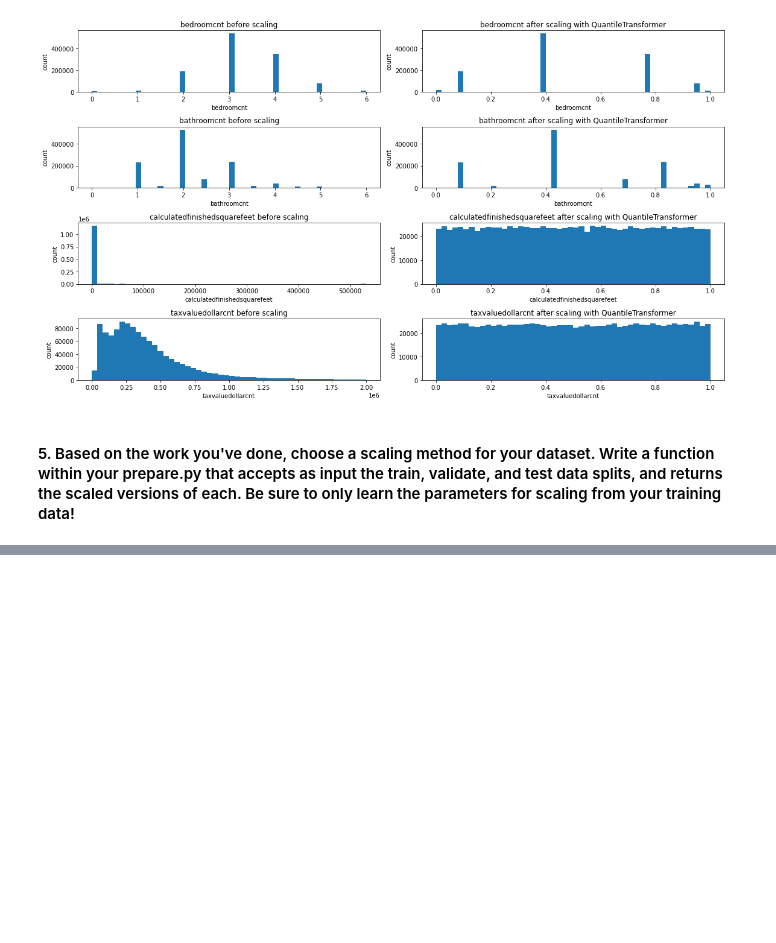
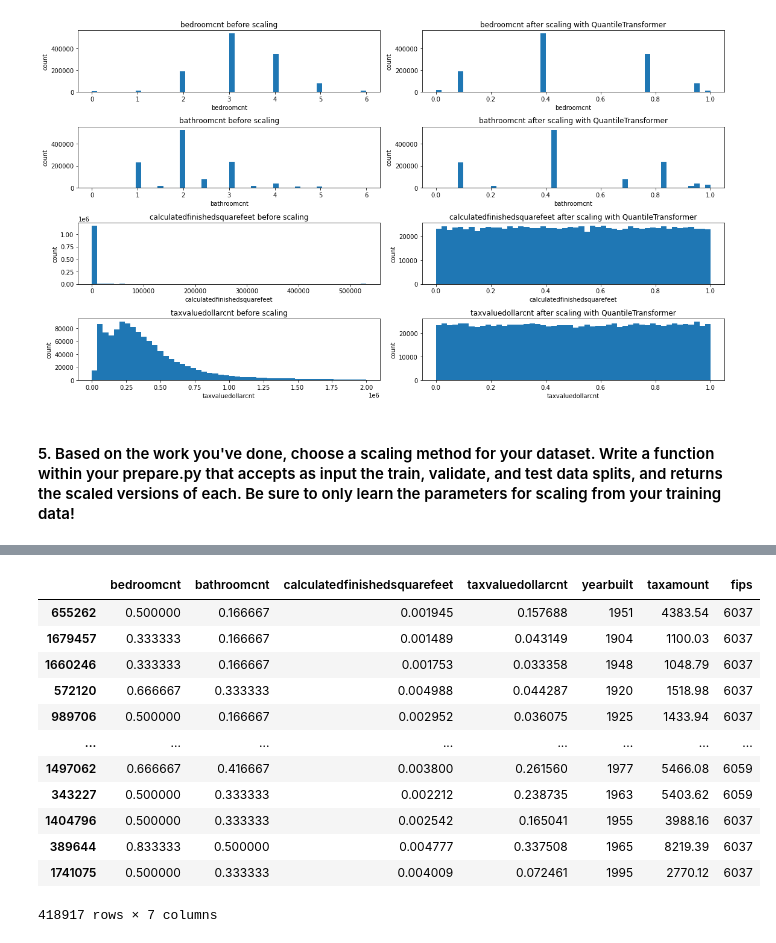
Before and after one commit to paigerackley/regression-exercises, a Jupyter notebook: scaling.ipynb, the cells around one changed output, grey strips where cells are left out. Drawn from its saved outputs; the diff is of its cells as text; code cells hidden in the pictures; blank space fills up the shorter version.

```diff
--- a/scaling.ipynb
+++ b/scaling.ipynb
@@ -211,0 +246,16 @@ def scale_data(train,
+# %%
+test_scaled
+# %% [output]
+|  | bedroomcnt | bathroomcnt | calculatedfinishedsquarefeet | taxvaluedollarcnt | yearbuilt | taxamount | fips |
+| 655262 | 0.500000 | 0.166667 | 0.001945 | 0.157688 | 1951 | 4383.54 | 6037 |
+| 1679457 | 0.333333 | 0.166667 | 0.001489 | 0.043149 | 1904 | 1100.03 | 6037 |
+| 1660246 | 0.333333 | 0.166667 | 0.001753 | 0.033358 | 1948 | 1048.79 | 6037 |
+| 572120 | 0.666667 | 0.333333 | 0.004988 | 0.044287 | 1920 | 1518.98 | 6037 |
+| 989706 | 0.500000 | 0.166667 | 0.002952 | 0.036075 | 1925 | 1433.94 | 6037 |
+| ... | ... | ... | ... | ... | ... | ... | ... |
+| 1497062 | 0.666667 | 0.416667 | 0.003800 | 0.261560 | 1977 | 5466.08 | 6059 |
+| 343227 | 0.500000 | 0.333333 | 0.002212 | 0.238735 | 1963 | 5403.62 | 6059 |
+| 1404796 | 0.500000 | 0.333333 | 0.002542 | 0.165041 | 1955 | 3988.16 | 6037 |
+| 389644 | 0.833333 | 0.500000 | 0.004777 | 0.337508 | 1965 | 8219.39 | 6037 |
+| 1741075 | 0.500000 | 0.333333 | 0.004009 | 0.072461 | 1995 | 2770.12 | 6037 |
+418917 rows × 7 columns
```
Also changed, not shown: parts of 3 cells of this notebook.
